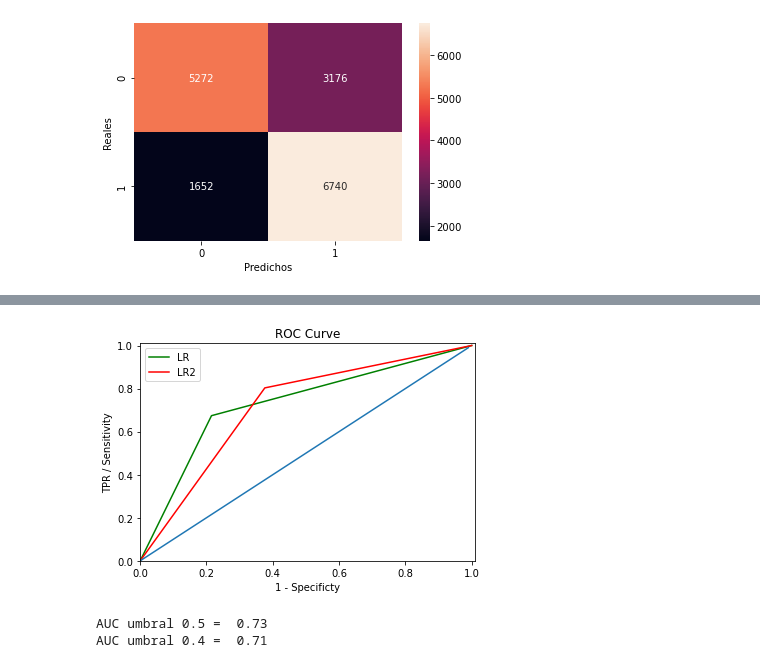
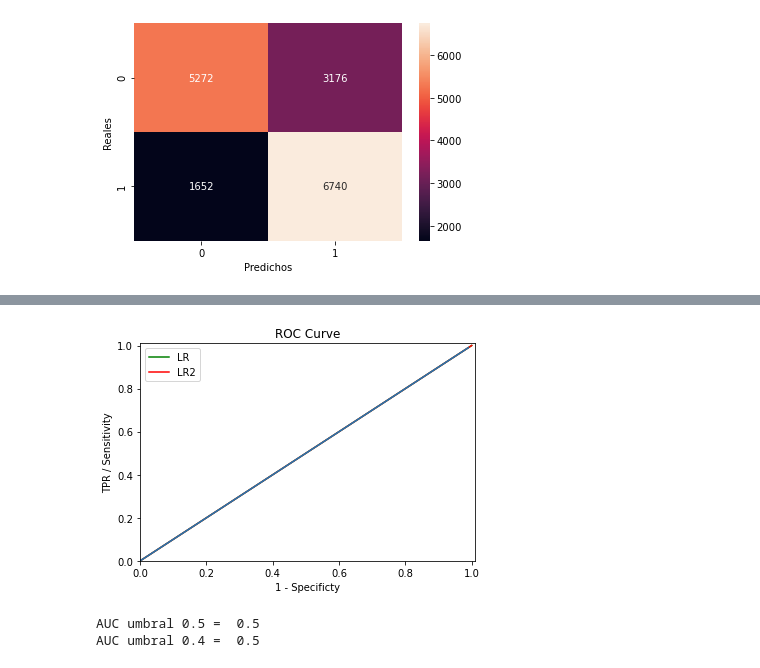
Before and after one commit to javisrv/Cardiovascular_event_prediction, a Jupyter notebook: scripts/RL.ipynb, the cells around one changed output, grey strips where cells are left out. Saved outputs shown, nothing was run; the diff lists cells and outputs as text; code cells hidden in the pictures.

```diff
--- a/scripts/RL.ipynb
+++ b/scripts/RL.ipynb
@@ -192,13 +192,16 @@ precision_score:  0.76
 recall_score:  0.67
 MSE:  0.27
 # %%
-fpr_lr,tpr_lr,thr_lr = roc_curve(y_test, y_test_pred)
+
+y_pred_prob = logistic_regression.predict_proba(X_test)
+
+fpr_lr,tpr_lr,thr_lr = roc_curve(y_test, y_pred_prob[:,1])
 
 plt.axis([0, 1.01, 0, 1.01])
 plt.xlabel('1 - Specificty')
 plt.ylabel('TPR / Sensitivity')
 plt.title('ROC Curve')
-plt.plot(fpr_lr, tpr_lr, 'g')
+plt.plot(fpr_lr, tpr_lr, 'r')
 plt.legend('LR')
 plt.plot(np.arange(0,1, step =0.01), np.arange(0,1, step =0.01))
 plt.show()
@@ -275,21 +273,24 @@ MSE:  0.287
 # %%
-fpr_lr2,tpr_lr2,thr_lr2 = roc_curve(y_test, y_pred_test_umbral_04)
+y_pred_test_umbral_04 = logistic_regression.predict_proba(X_test)
+fpr_lr2,tpr_lr2,thr_lr2 = roc_curve(y_test, y_pred_test_umbral_04[:,1])
+
+
 
 plt.axis([0, 1.01, 0, 1.01])
 plt.xlabel('1 - Specificty')
 plt.ylabel('TPR / Sensitivity')
 plt.title('ROC Curve')
 plt.plot(fpr_lr, tpr_lr, 'g')
 plt.plot(fpr_lr2, tpr_lr2, 'r')
 
 plt.legend(['LR', 'LR2'])
 plt.plot(np.arange(0,1, step =0.01), np.arange(0,1, step =0.01))
 plt.show()
 # %% [output]
-[figure, old version]
+[figure, new version]
 # %%
 print('AUC umbral 0.5 = '  , round(auc(fpr_lr, tpr_lr),2))
 print('AUC umbral 0.4 = ', round(auc(fpr_lr2, tpr_lr2),2))
 # %% [output]
-AUC umbral 0.5 =  0.73
-AUC umbral 0.4 =  0.71
+AUC umbral 0.5 =  0.5
+AUC umbral 0.4 =  0.5
```
Also changed, not shown: parts of 6 cells of this notebook, 1 other file.
